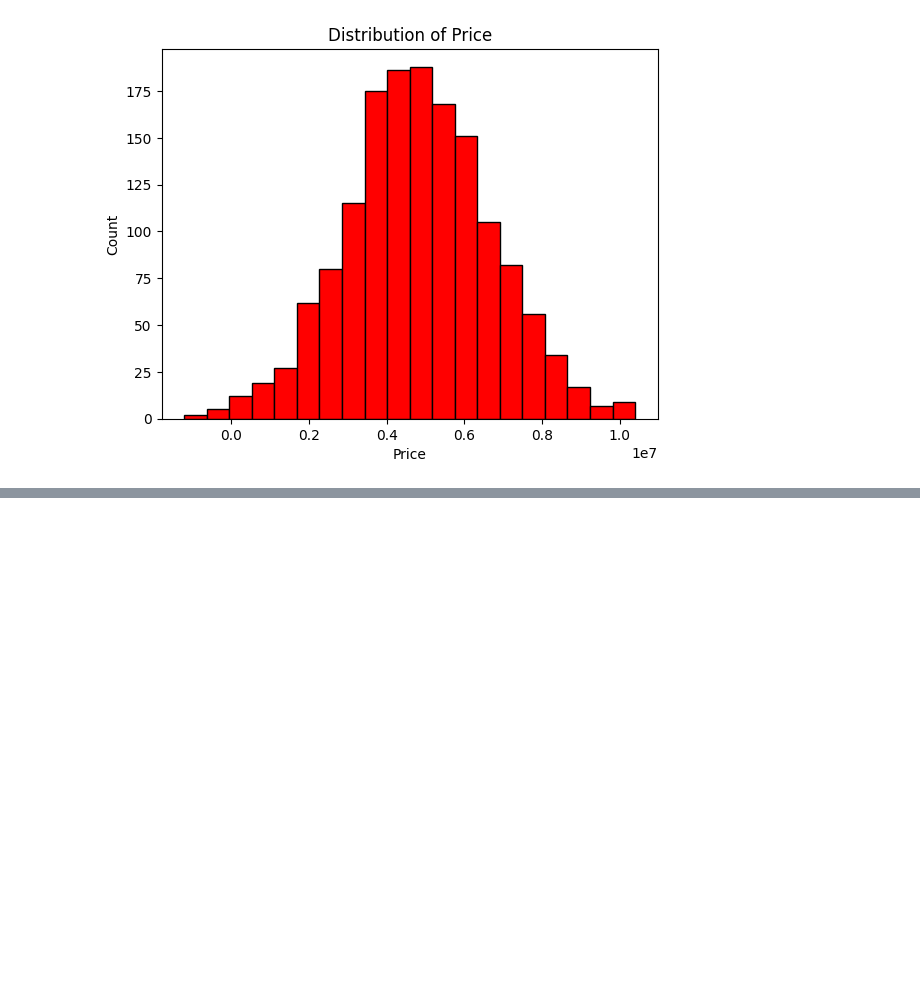
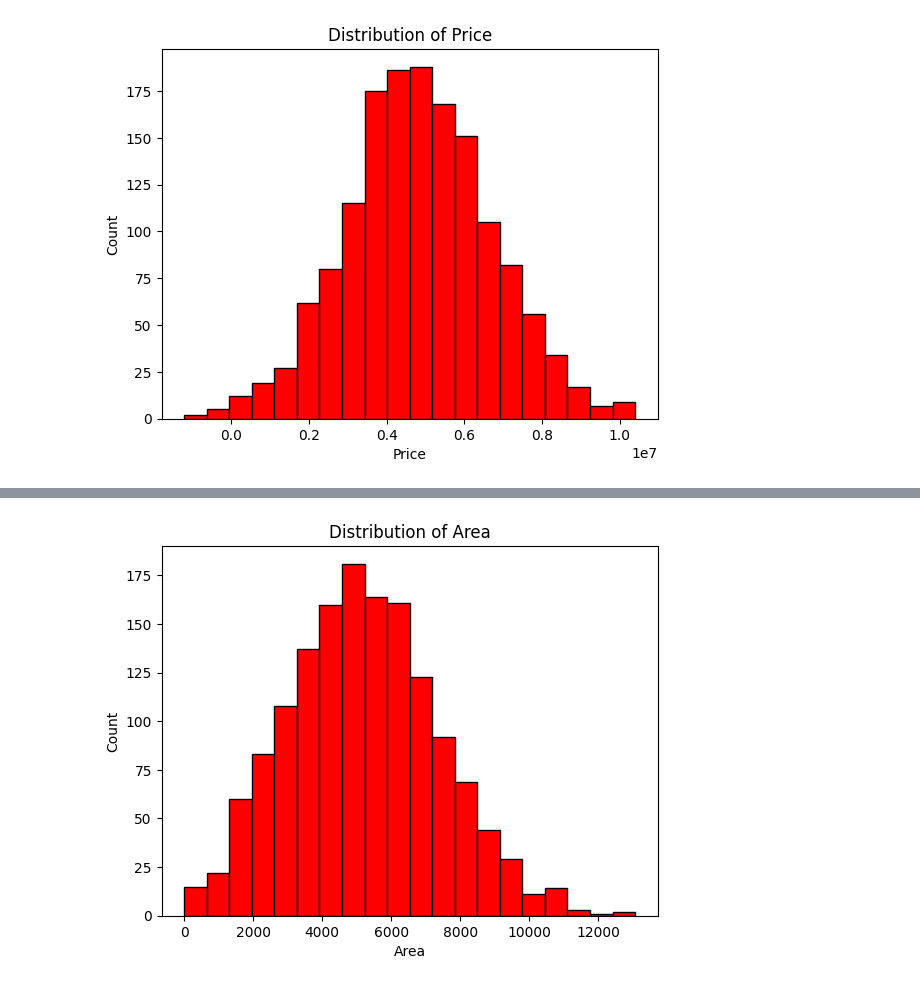
Before and after one commit to halchemylab/Housing-Prices-Machine-Learning-Project, a Jupyter notebook: analysis.ipynb, the cells around one changed output, grey strips where cells are left out. Cells and saved outputs as stored; diff of their text form; code cells hidden in the pictures; blank space fills up the shorter version.

```diff
--- a/analysis.ipynb
+++ b/analysis.ipynb
@@ -78,0 +130,11 @@ plt.show()
+# %%
+# Remove negative areas
+df = df[df["area"] > 0]
+# %%
+plt.hist(df["area"], bins=20, color="red", edgecolor="black")
+plt.title("Distribution of Area")
+plt.xlabel("Area")
+plt.ylabel("Count")
+plt.show()
+# %% [output]
+[figure, added]
```
Also changed, not shown: parts of 13 cells of this notebook.
